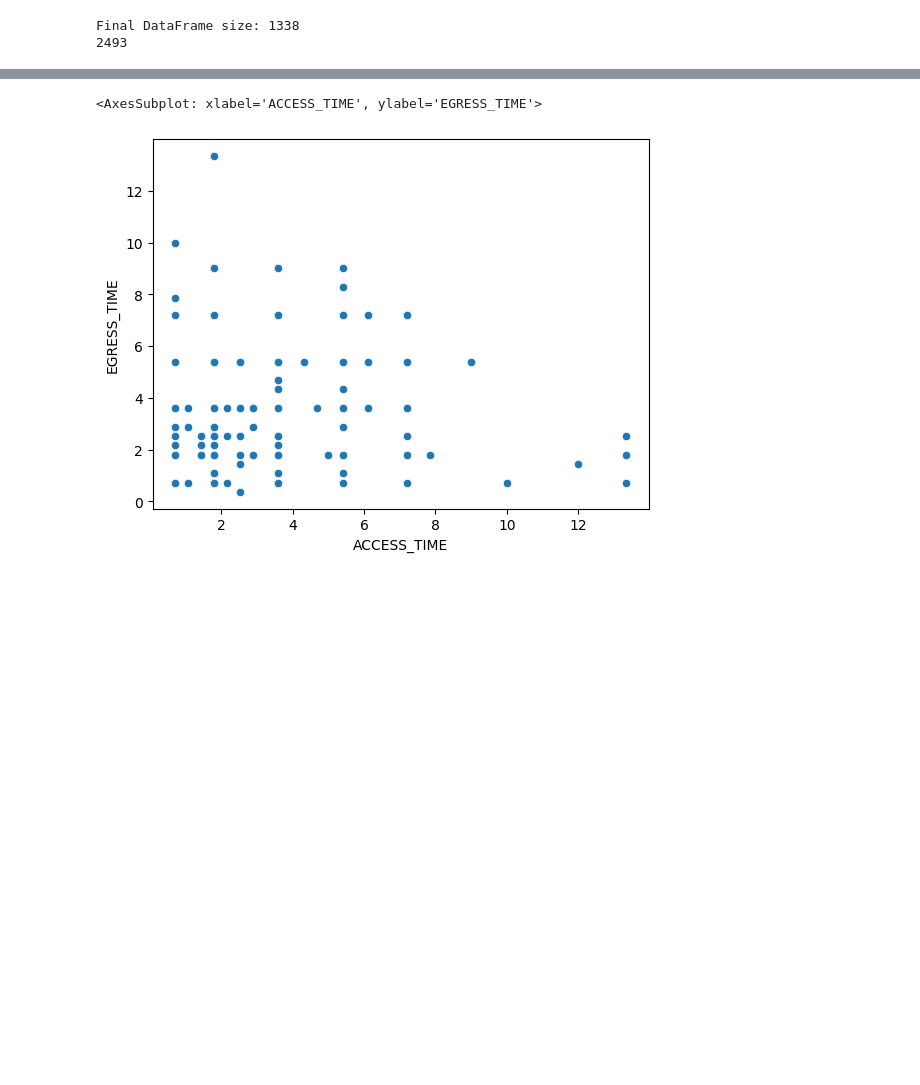
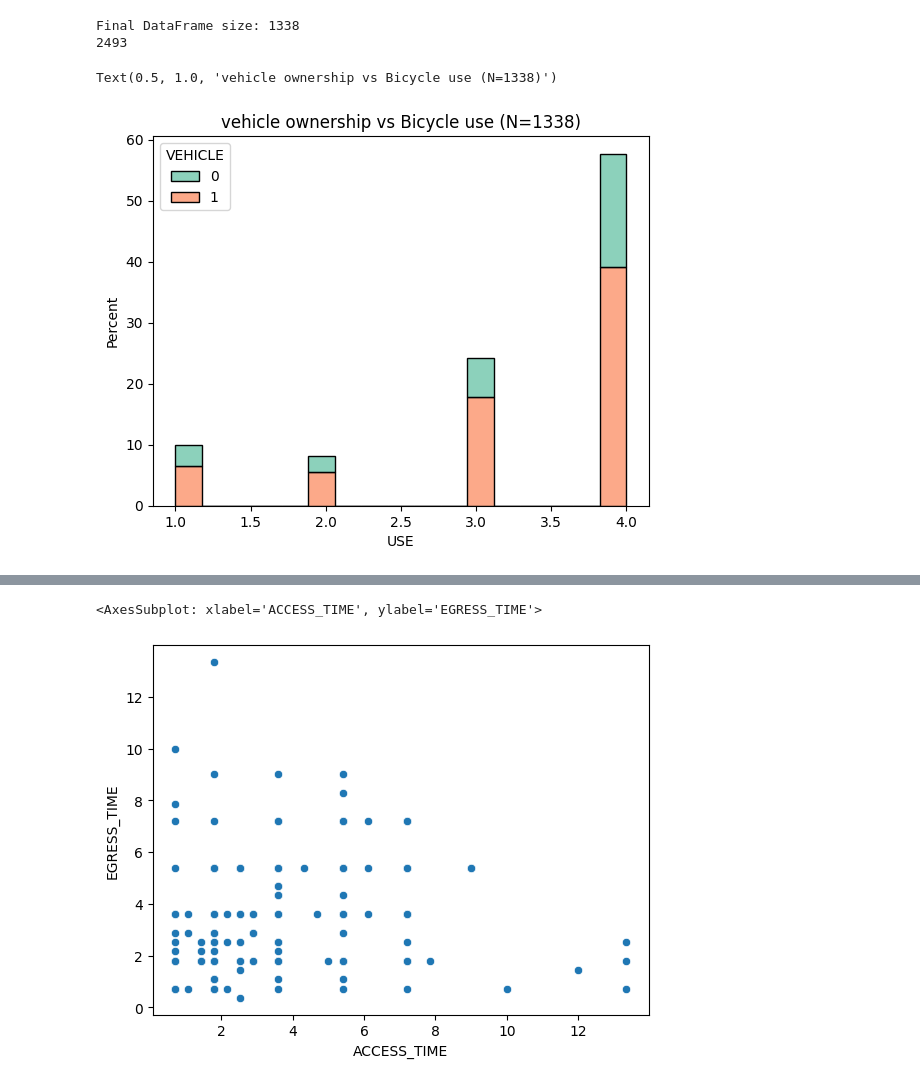
Before and after one commit to Gavaskar24/Metro, a Jupyter notebook: EDA.ipynb, the cells around one changed output, grey strips where cells are left out. Drawn from its saved outputs; the diff is of its cells as text; code cells hidden in the pictures; blank space fills up the shorter version.

```diff
--- a/EDA.ipynb
+++ b/EDA.ipynb
@@ -394,3 +372,9 @@ print(df.shape[0])
 # %% [output]
 Final DataFrame size: 1338
 2493
+# %%
+sns.histplot(data=data1,x='USE',hue='VEHICLE',multiple='stack',palette='Set2',stat='percent')
+plt.title('vehicle ownership vs Bicycle use (N=1338)')
+# %% [output]
+Text(0.5, 1.0, 'vehicle ownership vs Bicycle use (N=1338)')
+[figure, added]
```
Also changed, not shown: parts of 3 cells of this notebook.
